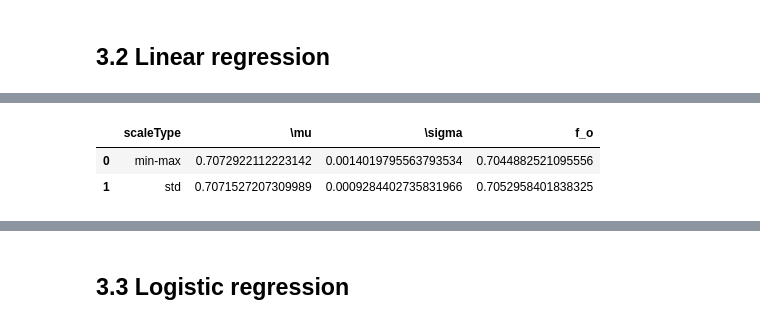
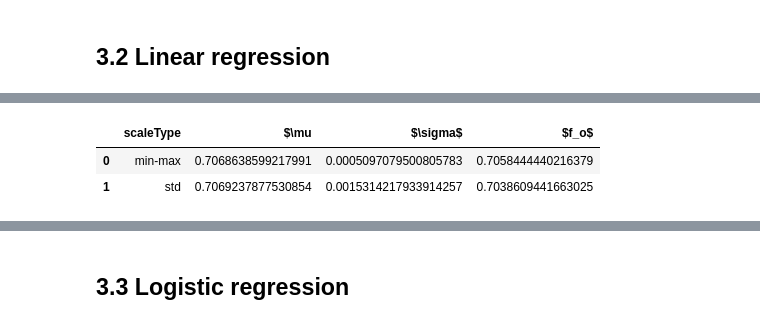
Before and after one commit to RomuloDrumond/Predict-the-damage-to-a-building, a Jupyter notebook: 02 Building and evaluation of ML models.ipynb, the cells around one changed output, grey strips where cells are left out. Drawn from its saved outputs; the diff is of its cells as text; code cells hidden in the pictures.

```diff
--- a/02 Building and evaluation of ML models.ipynb
+++ b/02 Building and evaluation of ML models.ipynb
@@ -91,7 +90,7 @@ from sklearn.model_selection import train_test_split
 from sklearn.neighbors import KNeighborsClassifier
 from sklearn.metrics import f1_score
 
-header = ["k", "\mu", "\sigma", "f_o"]
+header = ["k", "$\mu$", "$\sigma$", "$f_o$"]
 ks = [1, 5, 10] # possible values of k
 
 nn_data = np.zeros((len(ks), len(header)))
@@ -120,5 +119,12 @@ df_knn = pd.DataFrame(nn_data, columns=header)
 display(df_knn)
 is_over()
 
-# CPU times: user 3d 11h 17min 47s, sys: 3min, total: 3d 11h 20min 47s
-# Wall time: 13h 29min 2s
+# lost OUTPUT:
+'''
+Start of k=1 at 2019-06-17 00:08:35.281779
+Start of k=5 at 2019-06-17 03:17:02.803595
+Start of k=10 at 2019-06-17 07:56:13.396357
+
+CPU times: user 3d 11h 17min 47s, sys: 3min, total: 3d 11h 20min 47s
+Wall time: 13h 29min 2s
+'''
@@ -170,35 +185,35 @@ array([[0, 0, 0, 1, 0],
 from sklearn import linear_model
 
 scales = ["min-max", "std"]
-header = ["scaleType", "\mu", "\sigma", "f_o"]
+header = ["scaleType", "$\mu", "$\sigma$", "$f_o$"]
 reg_data = np.empty((len(scales), len(header)), dtype=object)
 
 for i in range(len(scales)):
     results = [0]*n_resamplings
     for j in range(n_resamplings):
         # Train/validation split
         X_train, X_test, y_train, y_test = train_test_split(X_tr.values, Y_tr_multilabel, test_size=test_size)
 
         # scaling
         X_tr_norm, X_ts_norm = scale_feat(X_train, X_test, featIndex=numFeat_idx, scaleType=scales[i])
 
         # model fitting
         reg = linear_model.LinearRegression(n_jobs=-1)
         reg.fit(X_tr_norm, y_train)
 
         # model evaluation
-        y_pred = np.argmax(reg.predict(X_ts_norm), axis=1).astype(str)
+        y_pred = np.argmax(reg.predict(X_ts_norm), axis=1).astype(str) # +1???
         y_pred = mlb.fit_transform(y_pred)
 
         results[j] = f1_score(y_test, y_pred, average='weighted')
 
 
     reg_data[i,:] = np.matrix([scales[i], np.mean(results), np.std(results), f_o(results)])
 
 df_reg = pd.DataFrame(reg_data, columns=header)
 display(df_reg)
 is_over()
 # %% [output]
-|  | scaleType | \mu | \sigma | f_o |
-| 0 | min-max | 0.7072922112223142 | 0.0014019795563793534 | 0.7044882521095556 |
-| 1 | std | 0.7071527207309989 | 0.0009284402735831966 | 0.7052958401838325 |
+|  | scaleType | $\mu | $\sigma$ | $f_o$ |
+| 0 | min-max | 0.7068638599217991 | 0.0005097079500805783 | 0.7058444440216379 |
+| 1 | std | 0.7069237877530854 | 0.0015314217933914257 | 0.7038609441663025 |
```
Also changed, not shown: parts of 29 cells of this notebook, 2 other files.
